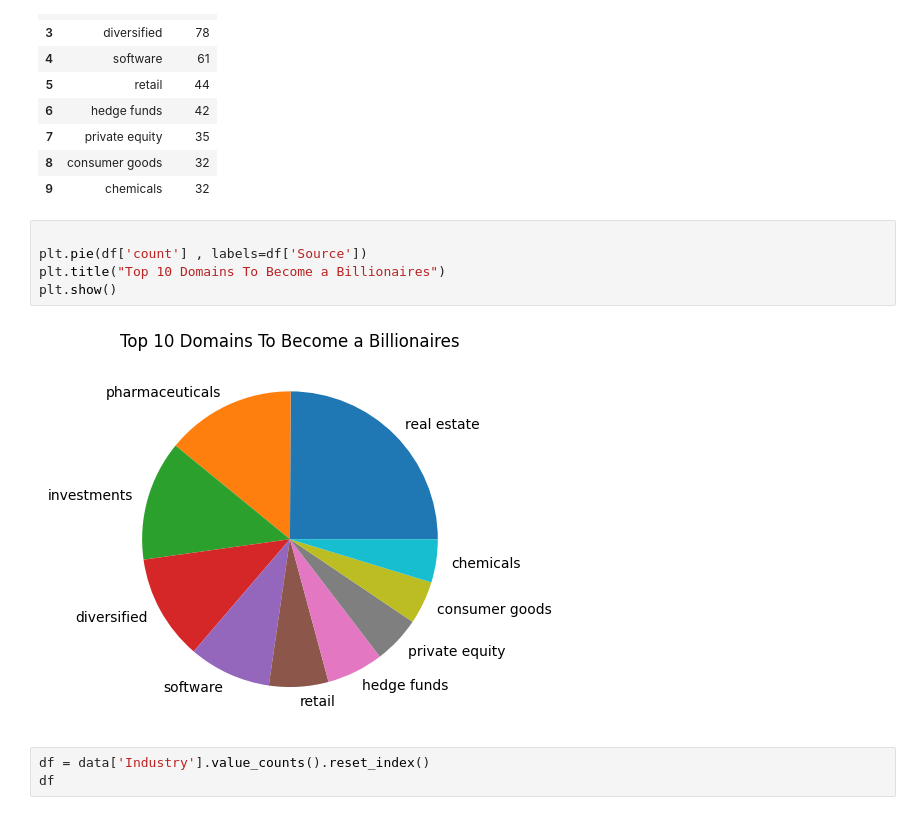
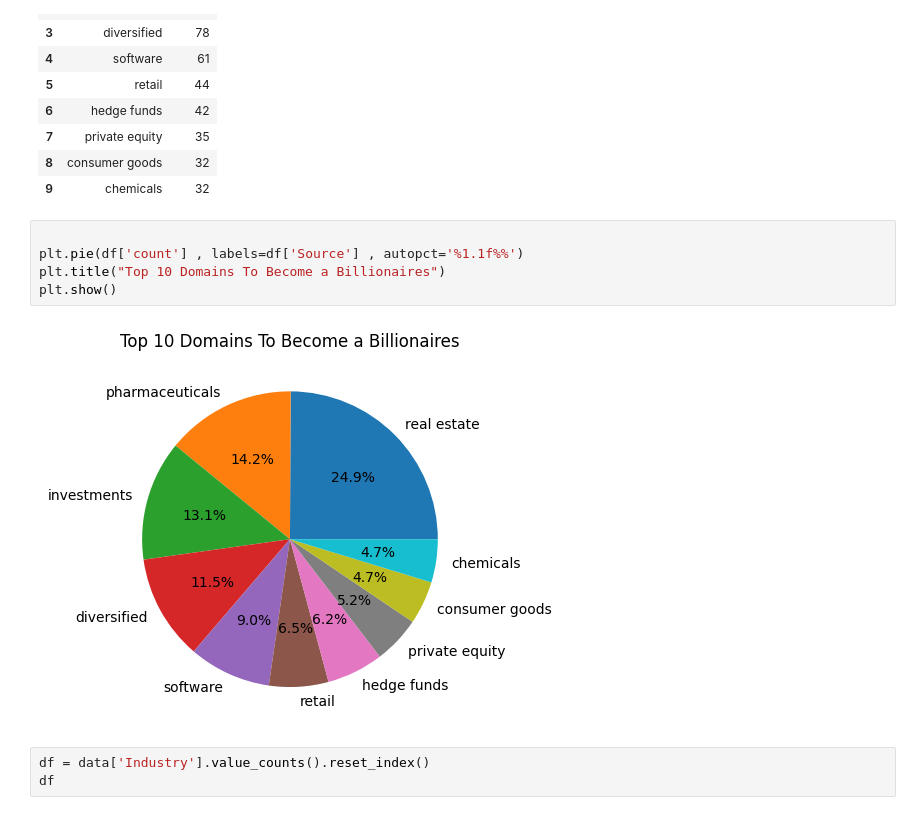
Before and after one commit to KhadijehValipour/MachineLearning3, a Jupyter notebook: Billionaire.ipynb, the cells around one changed output. Drawn from its saved outputs; the diff is of its cells as text.

```diff
--- a/Billionaire.ipynb
+++ b/Billionaire.ipynb
@@ -104,11 +104,11 @@ df
 | 9 | chemicals | 32 |
 # %%
 
-plt.pie(df['count'] , labels=df['Source'])
+plt.pie(df['count'] , labels=df['Source'] , autopct='%1.1f%%')
 plt.title("Top 10 Domains To Become a Billionaires")
 plt.show()
 # %% [output]
-[figure, old version]
+[figure, new version]
 # %%
 df = data['Industry'].value_counts().reset_index()
 df
```
Also changed, not shown: parts of 5 cells of this notebook, 9 other files.
